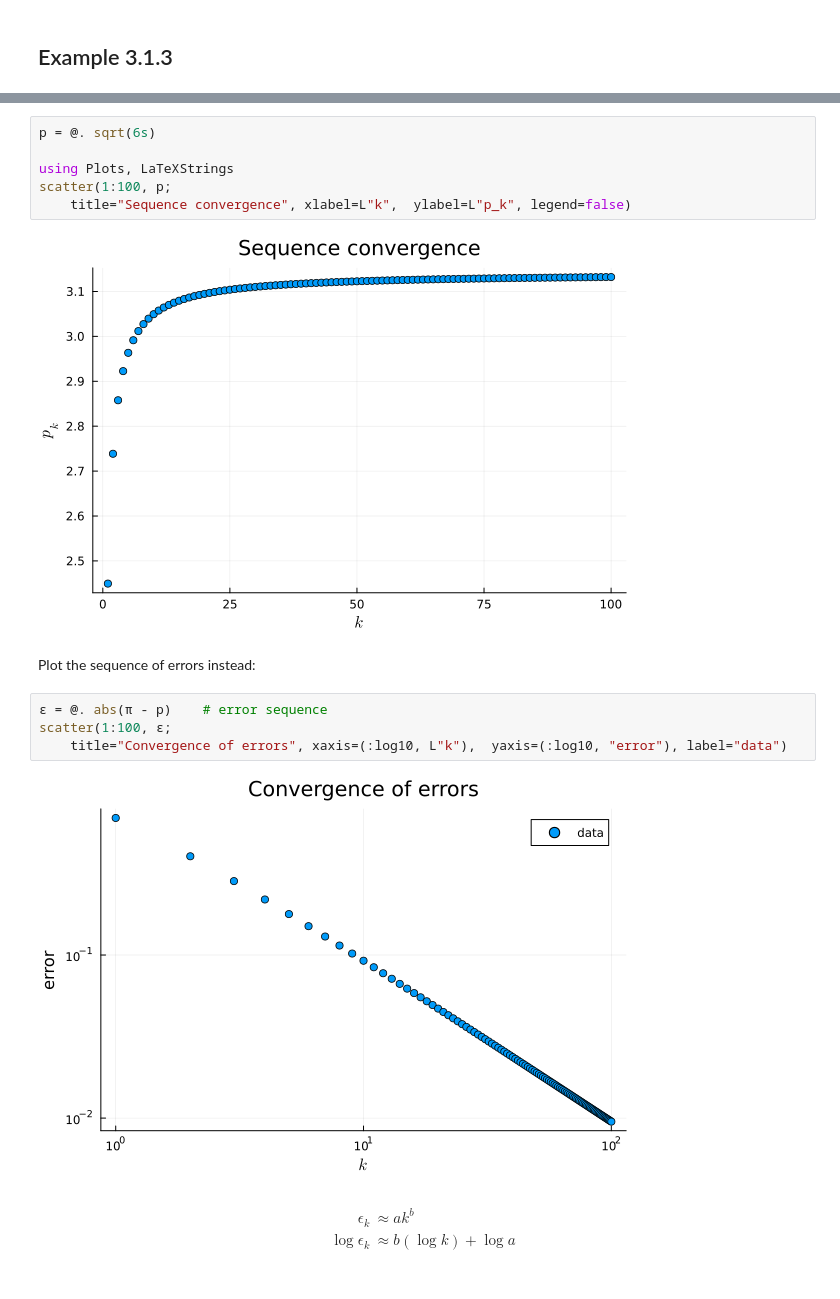
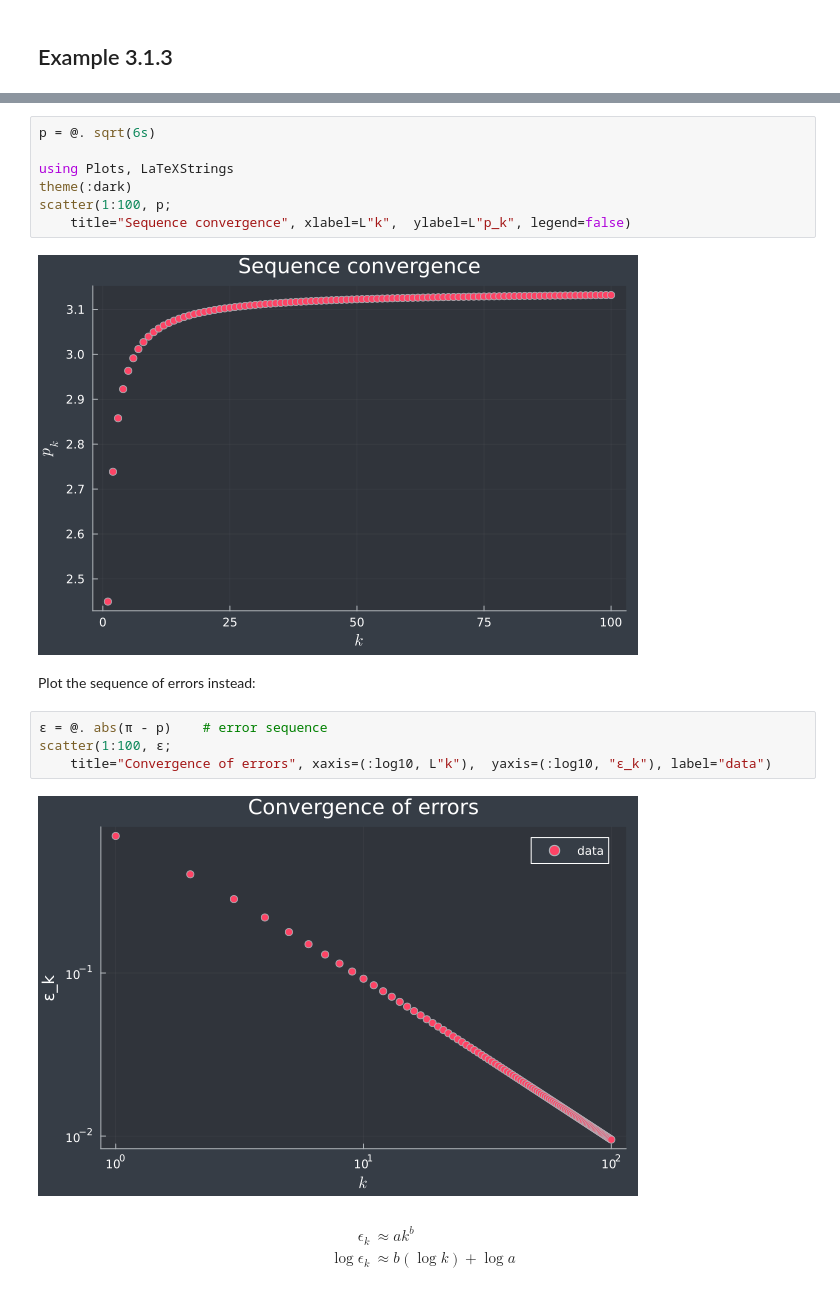
Before and after one commit to wxianghao/fnc, a Jupyter notebook: demos/section3-1.ipynb, the cells around one changed output, grey strips where cells are left out. Saved outputs shown, nothing was run; the diff lists cells and outputs as text.

```diff
--- a/demos/section3-1.ipynb
+++ b/demos/section3-1.ipynb
@@ -115,18 +81,19 @@ s = cumsum(a)        # cumulative summation
 p = @. sqrt(6s)
 
 using Plots, LaTeXStrings
+theme(:dark)
 scatter(1:100, p;
     title="Sequence convergence", xlabel=L"k",  ylabel=L"p_k", legend=false)
 # %% [output]
-[figure, old version]
+[figure, new version]
 # %% [markdown]
 Plot the sequence of errors instead:
 # %%
-ϵ = @. abs(π - p)    # error sequence
-scatter(1:100, ϵ;
-    title="Convergence of errors", xaxis=(:log10, L"k"),  yaxis=(:log10, "error"), label="data")
+ε = @. abs(π - p)    # error sequence
+scatter(1:100, ε;
+    title="Convergence of errors", xaxis=(:log10, L"k"),  yaxis=(:log10, "ε_k"), label="data")
 # %% [output]
-[figure, old version]
+[figure, new version]
 # %% [markdown]
 $$
 \begin{aligned}
```
Also changed, not shown: parts of 16 cells of this notebook, 35 other files.
